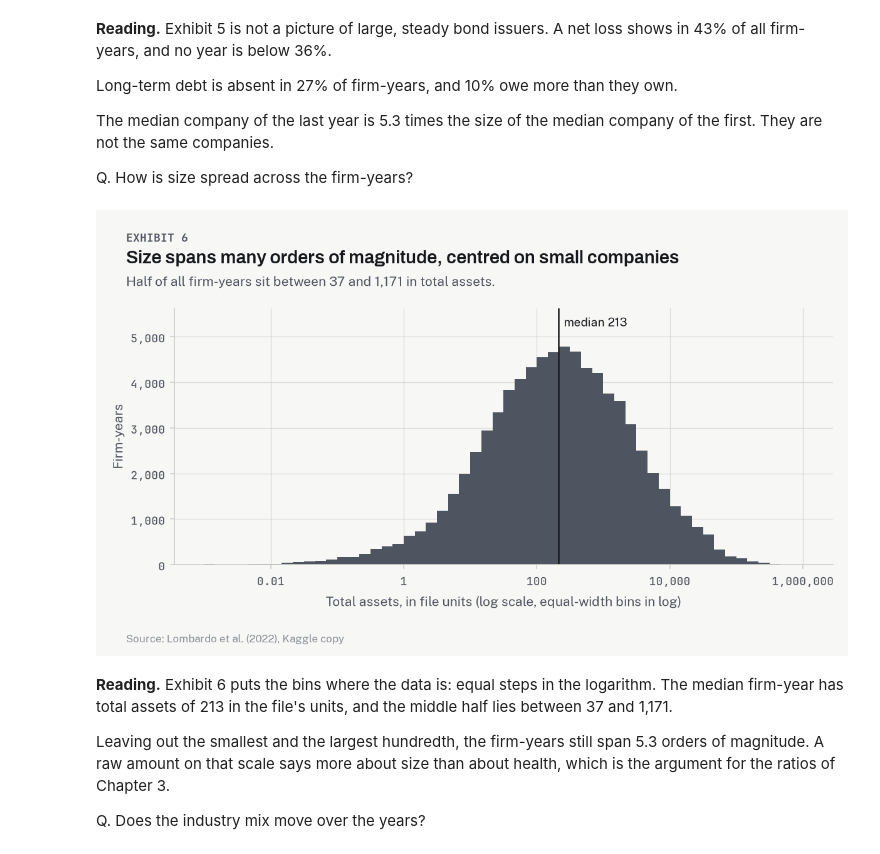
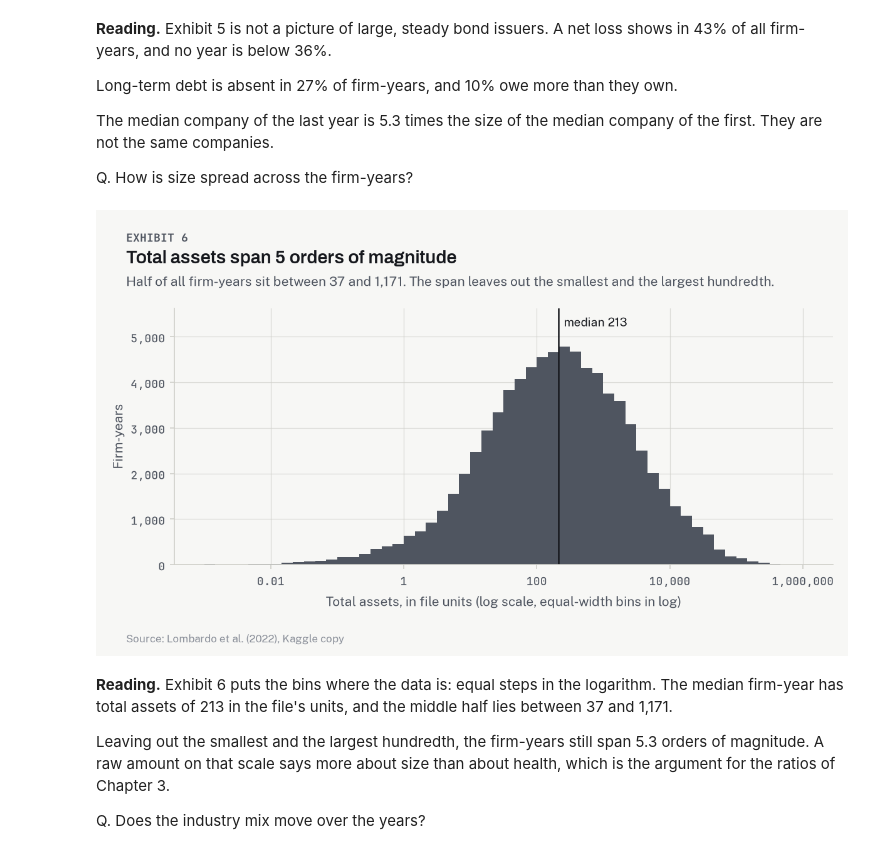
Before and after one commit to lenamonj/corp-default, a Jupyter notebook: notebooks/01_the_panel.ipynb, the cells around one changed output. Saved outputs shown, nothing was run; the diff lists cells and outputs as text; code cells hidden in the pictures.

```diff
--- a/notebooks/01_the_panel.ipynb
+++ b/notebooks/01_the_panel.ipynb
@@ -711,36 +715,36 @@ Q. How is size spread across the firm-years?
 # %%
 assets = raw["total_assets"]
 quartiles = assets.quantile([0.25, 0.5, 0.75])
 bins = np.logspace(np.floor(np.log10(assets.min())), np.ceil(np.log10(assets.max())), 55)
 
 store.put("median_assets", quartiles.loc[0.5])
 store.put("assets_q1", quartiles.loc[0.25])
 store.put("assets_q3", quartiles.loc[0.75])
 store.put("assets_span", np.log10(assets.quantile(0.99) / assets.quantile(0.01)))
 
 fig, ax = plt.subplots(figsize=(viz.EXHIBIT_WIDTH_IN, 3.4))
 ax.hist(assets, bins=bins, color=viz.SLATE)
 viz.log_axis(ax, "x")
 ax.set_ylim(top=ax.get_ylim()[1] * 1.12)
 ax.axvline(quartiles.loc[0.5], color=viz.INK, linewidth=1.2)
 ax.text(
     quartiles.loc[0.5] * 1.2,
     ax.get_ylim()[1] * 0.93,
     f"median {quartiles.loc[0.5]:,.0f}",
     size=9,
 )
 ax.yaxis.set_major_formatter(FuncFormatter(lambda value, _: f"{value:,.0f}"))
 ax.set_xlabel("Total assets, in file units (log scale, equal-width bins in log)")
 ax.set_ylabel("Firm-years")
 viz.exhibit(
     fig,
-    "Size spans many orders of magnitude, centred on small companies",
-    f"Half of all firm-years sit between {quartiles.loc[0.25]:,.0f} and "
-    f"{quartiles.loc[0.75]:,.0f} in total assets.",
+    f"Total assets span {np.log10(assets.quantile(0.99) / assets.quantile(0.01)):.0f} orders of magnitude",
+    f"Half of all firm-years sit between {quartiles.loc[0.25]:,.0f} and {quartiles.loc[0.75]:,.0f}. "
+    "The span leaves out the smallest and the largest hundredth.",
     SOURCE,
 )
 # %% [output]
-[figure, old version]
+[figure, new version]
 # %% [markdown]
 **Reading.** Exhibit 6 puts the bins where the data is: equal steps in the logarithm.
 The median firm-year has total assets of 213 in the file's units, and the middle half lies between 37 and 1,171.
```
Also changed, not shown: parts of 18 cells of this notebook, 4 other files.
